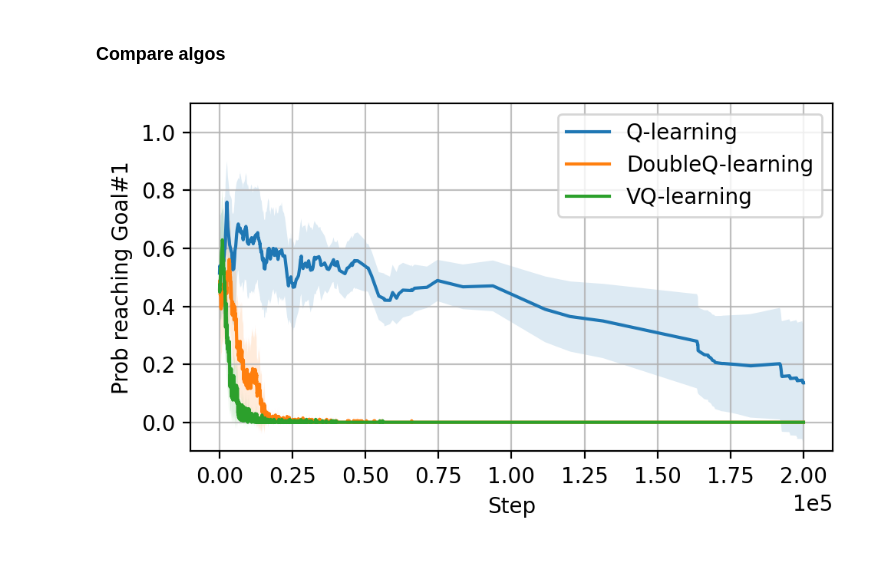
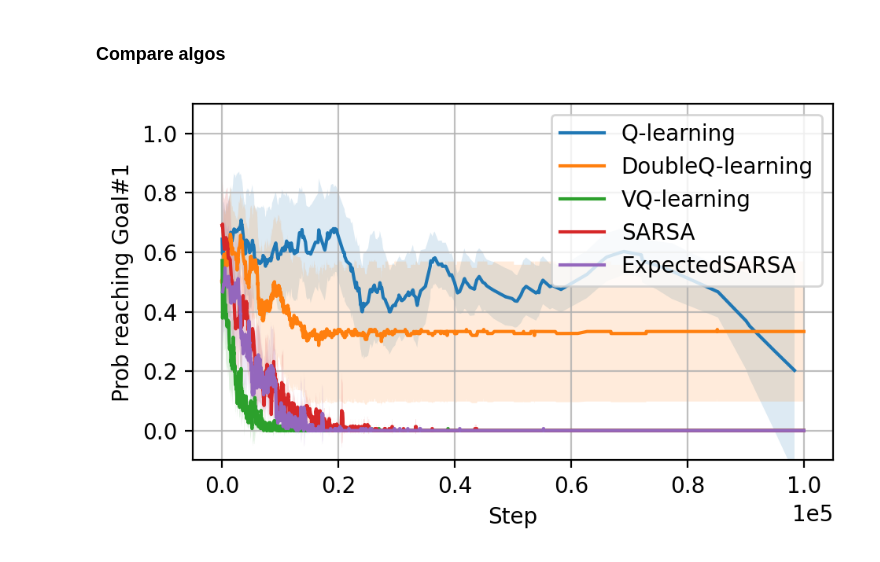
Before and after one commit to xy9485/gym-simplegrid, a Jupyter notebook: two_room.ipynb, the cells around one changed output. Saved outputs shown, nothing was run; the diff lists cells and outputs as text; code cells hidden in the pictures.

```diff
--- a/two_room.ipynb
+++ b/two_room.ipynb
@@ -281,2 +449,4 @@ repeat 4 done
 # %%
-log_dir = 'results/2rooms_rwd0.1/VQ-learning/randinit1_eps0.5to0.0_decay0.99995_buffer1_1_is0.0_syncVQ0_repeat20_steps200000' + ""
+# log_dir = 'results/2rooms_rwd0.1/VQ-learning/randinit1_eps0.5to0.0_decay0.99995_buffer1_1_is0.0_syncVQ0_repeat20_steps200000' + ""
+# log_dir = 'results/2rooms_rwd0.1/VQ-learning/randinit1_eps0.5to0.0_decay0.99995_buffer1_1_is0.0_syncVQ0_repeat15_steps200000--TrueQ'
+log_dir
@@ -331,7 +525,7 @@ x_label = "Step"
 y_label = 'Values of V and Q'
 
 key_name = "step"
-value_name = "Q(s_,a_)"
+value_name = "Q(s,a)"
 # value_name = "maxQ"
 curve_name = value_name
 
@@ -339,9 +533,13 @@ log_path = os.path.join(log_dir, "avg_meter.log")
 save_path = os.path.join(log_dir, "step-V-Q")
 
 plot_metric(log_path, key_name, value_name, x_label, y_label, label_name=curve_name, interpolate=False, smooth=10, max_key=True, save_path=False)
-value_name = "V(s_)"
+value_name = "V(s)"
 curve_name = value_name
 plot_metric(log_path, key_name, value_name, x_label, y_label, label_name=curve_name, interpolate=True, smooth=10, max_key=True, save_path=save_path)
+
+# log_path_true_return = os.path.join(log_dir, "true_return.log")
+# plot_avg_true_Q(log_path_true_return)
+
 
 
 # log_path = os.path.join(log_dir, "avg_meter.log")
@@ -425,7 +646,7 @@ plt.savefig(f"{save_path}.png")
 # %% [markdown]
 ### Compare algos
 # %%
-mode = "episodic"
+# mode = "episodic"
 # mode = "avg_meter"
 # [version 1]:
 # log_dir1 = "results/2rooms_randinit0_eps0.3to0.0_decay0.9998_buffer1_1_is0.0_syncVQ0_repeat5_steps30000"
@@ -465,25 +686,42 @@ mode = "episodic"
 #     "DoubleQ-learning": 'results/2rooms/DoubleQ-learning/randinit1_eps0.3to0.0_decay0.9999_buffer1_1_is0.0_syncVQ0_repeat20_steps60000',
 #     "VQ-learning": 'results/2rooms/VQ-learning/randinit1_eps0.3to0.0_decay0.9999_buffer1_1_is0.0_syncVQ0_repeat20_steps60000'
 # }
-algos = ["Q-learning", "DoubleQ-learning", "VQ-learning"]
+
+algos = [
+    "Q-learning",
+    "DoubleQ-learning",
+    "VQ-learning",
+    "SARSA",
+    "ExpectedSARSA"
+]
+# dirs = [
+#     'randinit1_eps0.5to0.0_decay0.99995_buffer1_1_is0.0_syncVQ0_repeat20_steps200000',
+#     'randinit1_eps0.5to0.0_decay0.99995_buffer1_1_is0.0_syncVQ0_repeat20_steps200000',
+#     'randinit1_eps0.5to0.0_decay0.99995_buffer1_1_is0.0_syncVQ0_repeat20_steps200000',
+# ]
 dirs = [
-    'randinit1_eps0.5to0.0_decay0.99995_buffer1_1_is0.0_syncVQ0_repeat20_steps200000',
-    'randinit1_eps0.5to0.0_decay0.99995_buffer1_1_is0.0_syncVQ0_repeat20_steps200000',
-    'randinit1_eps0.5to0.0_decay0.99995_buffer1_1_is0.0_syncVQ0_repeat20_steps200000',
+    'randinit1_eps0.5to0.0_decay0.99995_buffer1_1_is0.0_syncVQ0_repeat15_steps100000--TrueQ',
+    'randinit1_eps0.5to0.0_decay0.99995_buffer1_1_is0.0_syncVQ0_repeat15_steps100000--TrueQ',
+    'randinit1_eps0.5to0.0_decay0.99995_buffer1_1_is0.0_syncVQ0_repeat15_steps100000--TrueQ',
+    'randinit1_eps0.5to0.0_decay0.99995_buffer1_1_is0.0_syncVQ0_repeat15_steps100000--TrueQ',
+    'randinit1_eps0.5to0.0_decay0.99995_buffer1_1_is0.0_syncVQ0_repeat15_steps100000--TrueQ',
 ]
+file_name = "episodic.log"
+# file_name = "avg_meter.log"
+# file_name = "eval.log"
+key_name = "step"
+x_label = "Step"
+# value_name = y_label = "reward"
+value_name = "reached_goal"
+# value_name = "avg_max_Q"
+y_label = "Prob reaching Goal#1"
+
 log_dirs = {}
 for algo, dir in zip(algos, dirs):
-    log_dirs[algo] = f"results/2rooms_rwd0.1/{algo}/{dir}"
+    log_dirs[algo] = f"results/2rooms_rwd0.1(-0.1,2)/{algo}/{dir}"
 for i, (key, value) in enumerate(log_dirs.items()):
-    if mode == "episodic":
-        log_path = os.path.join(value, "episodic.log")
-    else:
-        log_path = os.path.join(value, "avg_meter.log")
-    key_name = "step"
-    x_label = "Step"
-    # value_name = y_label = "reward"
-    value_name = "reached_goal"
-    y_label = "Prob reaching Goal#1"
+    log_path = os.path.join(value, file_name)
+
     # value_name = y_label = "Q(s,a)"
     curve_name = key
     # save_path = os.path.join(value, f"step-{value_name}-acrossAlgos.png")
@@ -491,31 +729,31 @@ for i, (key, value) in enumerate(log_dirs.items()):
     # if i == len(log_dirs) - 1:
     #     plot_metric(log_path, key_name, value_name, x_label, y_label, label_name=curve_name, interpolate=True, smooth=10, max_key=True, save_path=save_path)
     # else:
     plot_metric(log_path, key_name, value_name, x_label, y_label, label_name=curve_name, interpolate=True, smooth=10, max_key=True, save_path=False)
 
 plt.ylim(-0.1, 1.1)
 plt.legend(loc="upper right", ncol=1)
 
 save_dir = os.path.join("results/2rooms_rwd0.1/compareAlgos/", dirs[-1]+"")
 save_path = os.path.join(save_dir, f"step-{value_name}-acrossAlgos")
 # create save_dir if not exists
 if not os.path.exists(save_dir):
     os.makedirs(save_dir)
 if save_path:
     plt.savefig(f"{save_path}")
 
 
 # log_dir = "results/2rooms_randinit0_eps0.3to0.0_decay0.9998_buffer1_1_is0.0_syncVQ0_repeat5_steps30000"
 # key_name = "step"
 # value_name = "reward"
 # # value_name = "maxQ"
 # x_label = key_name
 # y_label = value_name
 # label_name = algo_name
 # log_path = os.path.join(log_dir, "episodic.log")
 # print(log_path)
 # save_path = os.path.join(log_dir, "step-reward.png")
 # # log_path = os.path.join('results/2rooms_steps30000_alphaQ0.1', "episodic.log")
 # plot_metric(log_path, key_name, value_name, x_label, y_label, label_name=label_name, interpolate=True, smooth=10, max_key=True, save_path=False)
 # %% [output]
-[figure, old version]
+[figure, new version]
```
Also changed, not shown: parts of 25 cells of this notebook, 5 other files.
